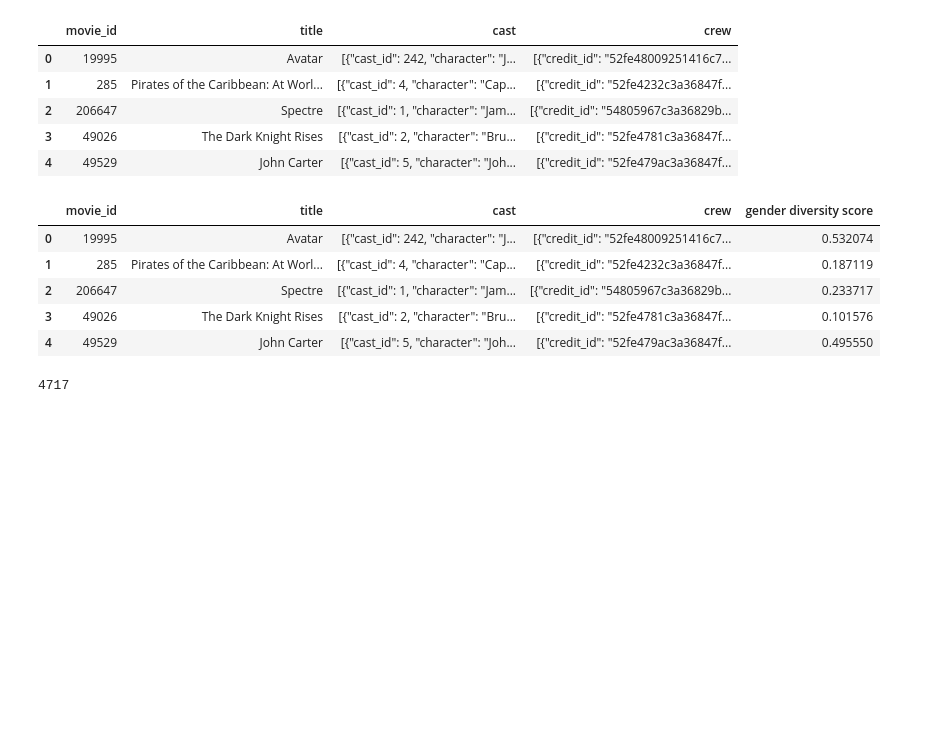
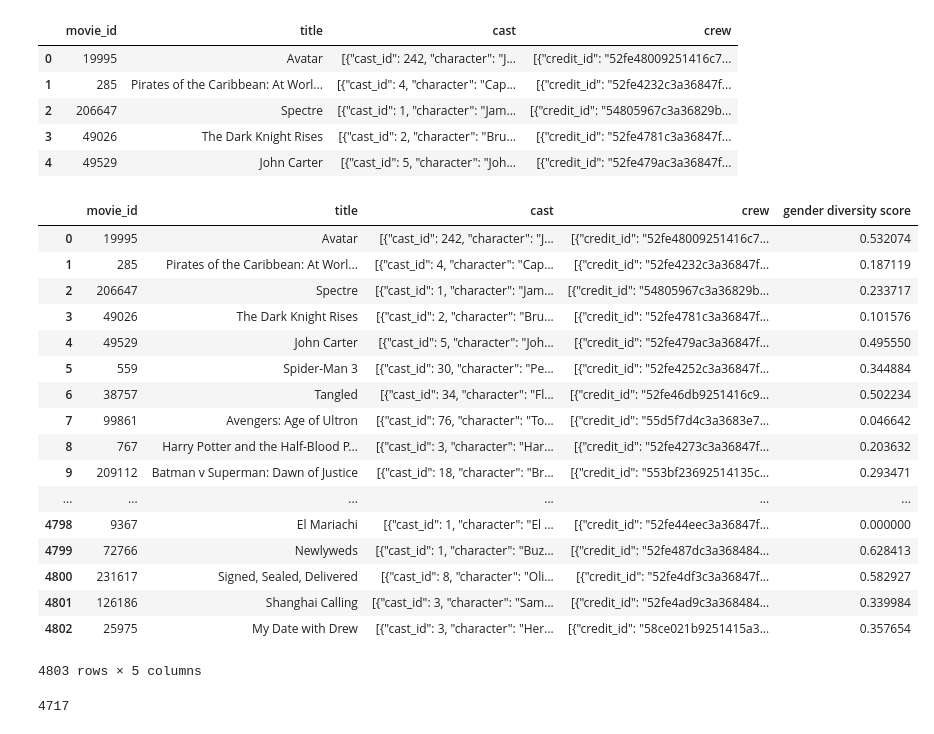
Before and after one commit to tmaxdillon/movie-gender-sentiment-analysis, a Jupyter notebook: get_diversity_score.ipynb, the cells around one changed output. Drawn from its saved outputs; the diff is of its cells as text; code cells hidden in the pictures; blank space fills up the shorter version.

```diff
--- a/get_diversity_score.ipynb
+++ b/get_diversity_score.ipynb
@@ -37,31 +38,43 @@ for m in df.index: #loop over all movies
         else:
             weights = np.ones(20)
         if castsize[m] > 20: #more than 20 memebrs in cast
             ind = range(0,20)
         else: #less than 20 members in cast
             ind = range(0,castsize[m])
         for c in ind: #loop over all cast members
             gendernos[c] = cast[c]['gender']
             if cast[c]['gender'] == 1: #female
                 score[m] = score[m] + weights[c] #female cast members boost score
                 m_all = False #debug boolean
             elif cast[c]['gender'] != 2: #not female nor male gender number
                 weights[c] = 0; #discount entry
         score[m] = score[m]/sum(weights[:c+1]) #take the weighted average of the score
         g[m] = gendernos #store gender numbers into gender list
         if score[m] == np.inf:
             score[m] = np.nan
             m_all = False #debug boolean
     #DEBUGGING ONLY
     #if m_all:
          #score[m] = -1
 #put scores into dataframe
 df['gender diversity score'] = score
-df.head()
+df
 # %% [output]
 |  | movie_id | title | cast | crew | gender diversity score |
 | 0 | 19995 | Avatar | [{"cast_id": 242, "character": "J... | [{"credit_id": "52fe48009251416c7... | 0.532074 |
 | 1 | 285 | Pirates of the Caribbean: At Worl... | [{"cast_id": 4, "character": "Cap... | [{"credit_id": "52fe4232c3a36847f... | 0.187119 |
 | 2 | 206647 | Spectre | [{"cast_id": 1, "character": "Jam... | [{"credit_id": "54805967c3a36829b... | 0.233717 |
 | 3 | 49026 | The Dark Knight Rises | [{"cast_id": 2, "character": "Bru... | [{"credit_id": "52fe4781c3a36847f... | 0.101576 |
 | 4 | 49529 | John Carter | [{"cast_id": 5, "character": "Joh... | [{"credit_id": "52fe479ac3a36847f... | 0.495550 |
+| 5 | 559 | Spider-Man 3 | [{"cast_id": 30, "character": "Pe... | [{"credit_id": "52fe4252c3a36847f... | 0.344884 |
+| 6 | 38757 | Tangled | [{"cast_id": 34, "character": "Fl... | [{"credit_id": "52fe46db9251416c9... | 0.502234 |
+| 7 | 99861 | Avengers: Age of Ultron | [{"cast_id": 76, "character": "To... | [{"credit_id": "55d5f7d4c3a3683e7... | 0.046642 |
+| 8 | 767 | Harry Potter and the Half-Blood P... | [{"cast_id": 3, "character": "Har... | [{"credit_id": "52fe4273c3a36847f... | 0.203632 |
+| 9 | 209112 | Batman v Superman: Dawn of Justice | [{"cast_id": 18, "character": "Br... | [{"credit_id": "553bf23692514135c... | 0.293471 |
+| ... | ... | ... | ... | ... | ... |
+| 4798 | 9367 | El Mariachi | [{"cast_id": 1, "character": "El ... | [{"credit_id": "52fe44eec3a36847f... | 0.000000 |
+| 4799 | 72766 | Newlyweds | [{"cast_id": 1, "character": "Buz... | [{"credit_id": "52fe487dc3a368484... | 0.628413 |
+| 4800 | 231617 | Signed, Sealed, Delivered | [{"cast_id": 8, "character": "Oli... | [{"credit_id": "52fe4df3c3a36847f... | 0.582927 |
+| 4801 | 126186 | Shanghai Calling | [{"cast_id": 3, "character": "Sam... | [{"credit_id": "52fe4ad9c3a368484... | 0.339984 |
+| 4802 | 25975 | My Date with Drew | [{"cast_id": 3, "character": "Her... | [{"credit_id": "58ce021b9251415a3... | 0.357654 |
+4803 rows × 5 columns
```
Also changed, not shown: parts of 7 cells of this notebook, 3 other files.
